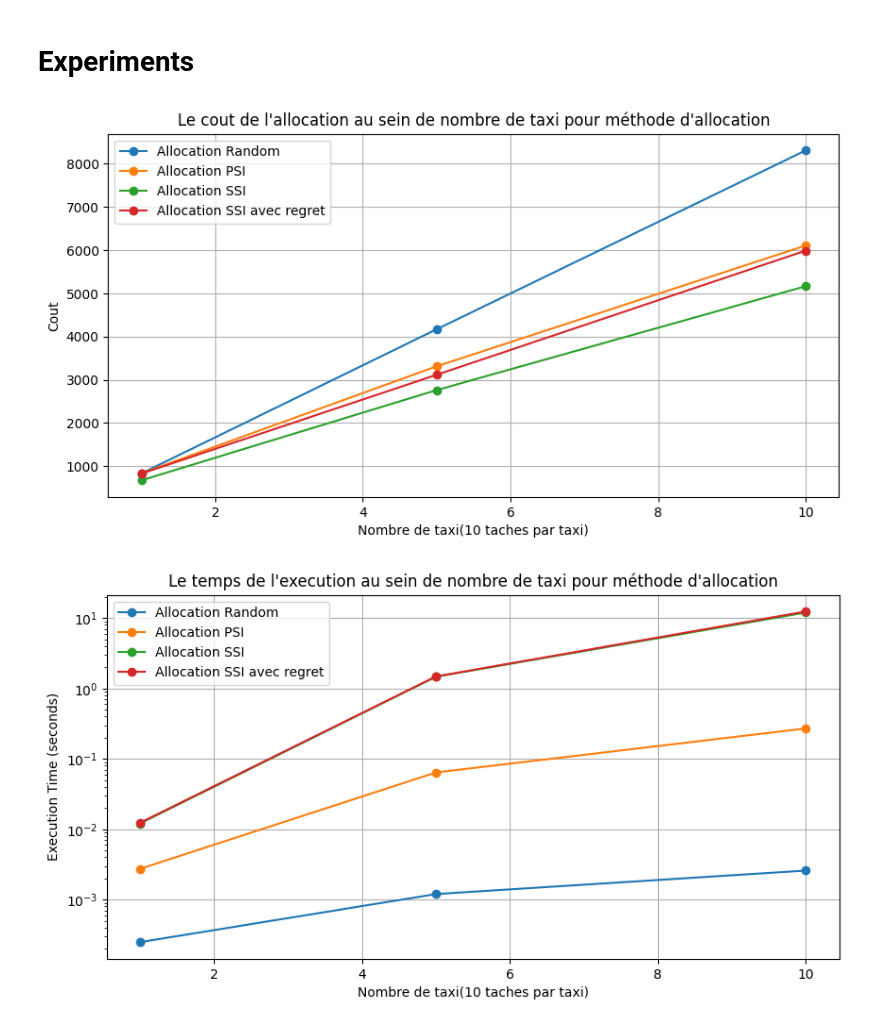
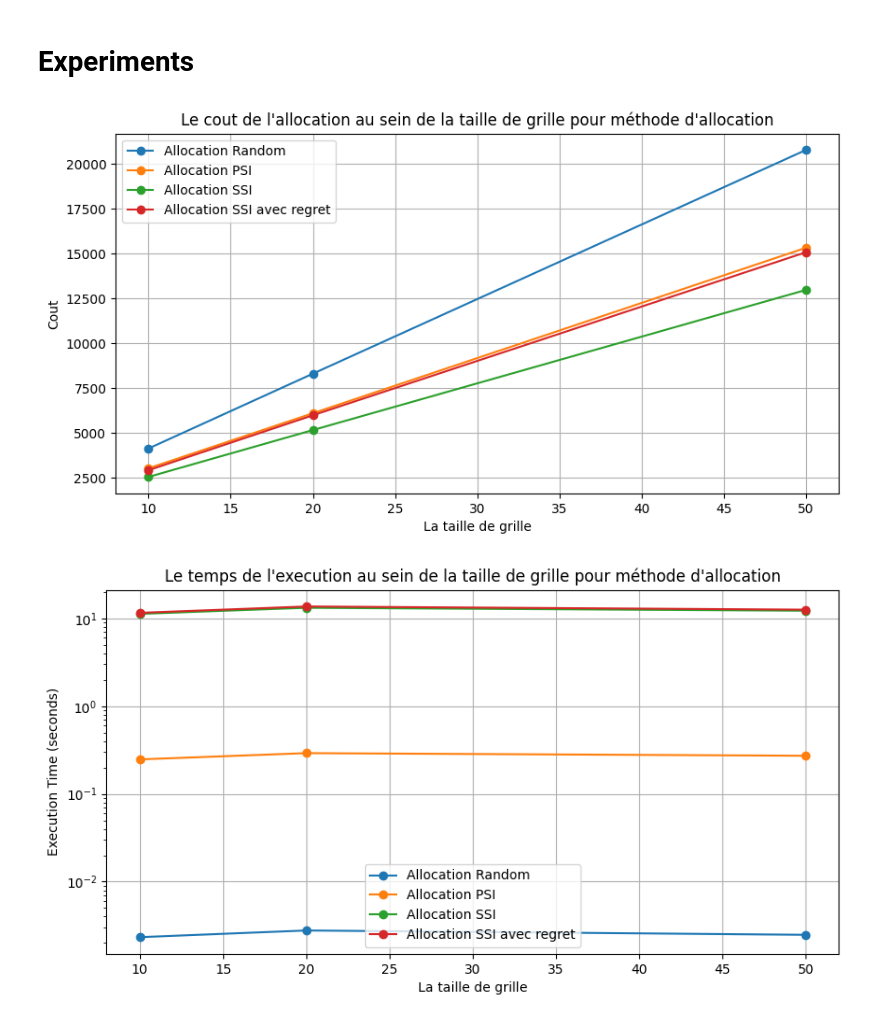
Before and after one commit to PaulTiberiu/Taxi-Task-Allocation, a Jupyter notebook: Rapport.ipynb, the cells around one changed output. Saved outputs shown, nothing was run; the diff lists cells and outputs as text; code cells hidden in the pictures.

```diff
--- a/Rapport.ipynb
+++ b/Rapport.ipynb
@@ -989,34 +989,34 @@ import matplotlib.pyplot as plt
 methods = ['Allocation Random', 'Allocation PSI', 'Allocation SSI', 'Allocation SSI avec regret']
 n_values = list(data_num_tasks.keys())
 
 # Extract costs and times
 costs = {method: [data_num_tasks[n][0][method] for n in n_values] for method in methods}
 times = {method: [data_num_tasks[n][1][method] for n in n_values] for method in methods}
 
 # Plot cost improvement
 plt.figure(figsize=(10, 5))
 for method in methods:
     plt.plot(n_values, costs[method], marker='o', label=method)
 plt.xlabel('La taille de grille')
 plt.ylabel('Cout')
-plt.title("Le cout de l'allocation au sein de nombre de taxi pour méthode d'allocation")
+plt.title("Le cout de l'allocation au sein de la taille de grille pour méthode d'allocation")
 plt.legend()
 plt.grid(True)
 plt.savefig("Comparaison_cost_alloc_par_grille.png")
 plt.show()
 
 # Plot execution time
 plt.figure(figsize=(10, 5))
 for method in methods:
     plt.plot(n_values, times[method], marker='o', label=method)
 plt.xlabel('La taille de grille')
 plt.ylabel('Execution Time (seconds)')
-plt.title("Le temps de l'execution au sein de nombre de taxi pour méthode d'allocation")
+plt.title("Le temps de l'execution au sein de la taille de grille pour méthode d'allocation")
 plt.yscale('log')  # Log scale for better visualization
 plt.legend()
 plt.grid(True)
 plt.savefig("Comparaison_time_exec_par_grille.png")
 plt.show()
 # %% [output]
-[figure, old version]
+[figure, new version]
-[figure, old version]
+[figure, new version]
```
